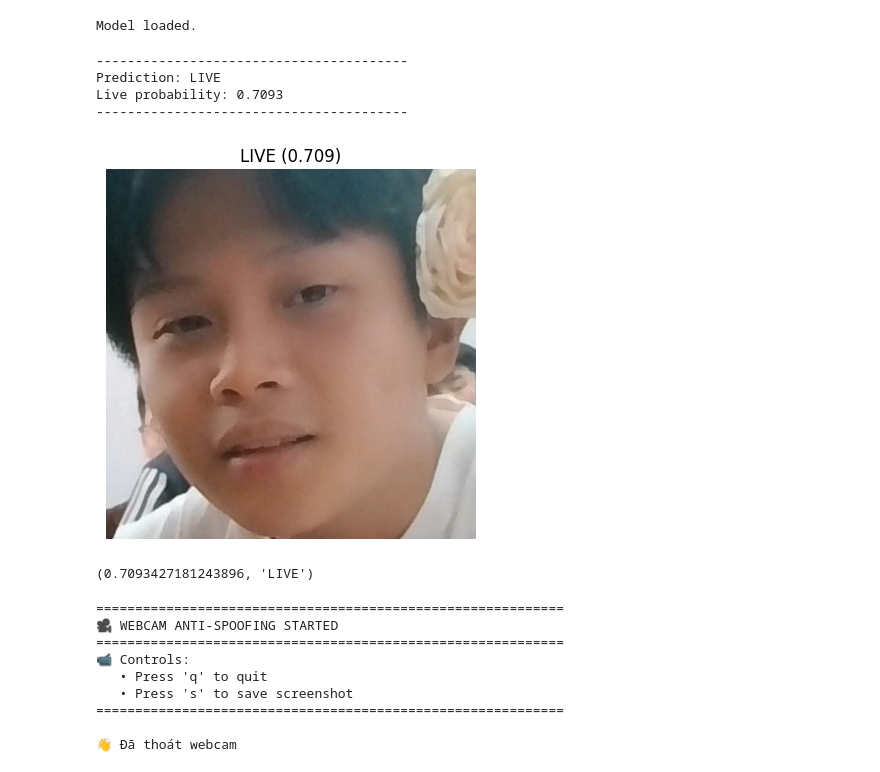
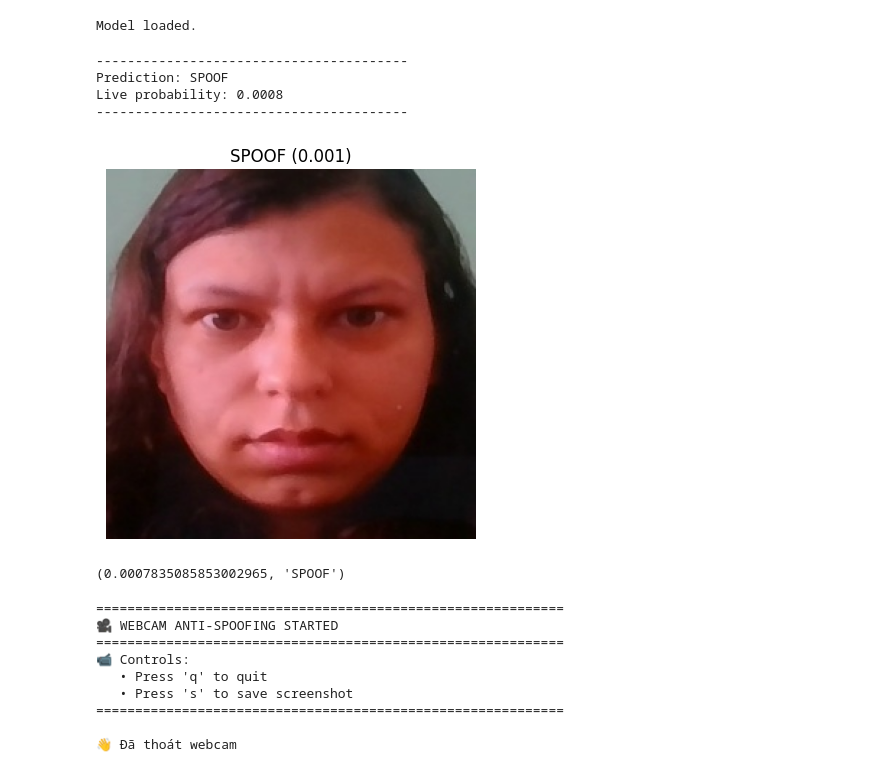
Before and after one commit to b4schh/face-anti-spoofing-2, a Jupyter notebook: inference.ipynb, the cells around one changed output. Cells and saved outputs as stored; diff of their text form; code cells hidden in the pictures.

```diff
--- a/inference.ipynb
+++ b/inference.ipynb
@@ -213,7 +213,7 @@ DOMAIN_NAME_TO_ID = {
     "CUSTOM2": 1,
     "MSU_MFSD": 2,
     "SiW": 3,
-    # "CUSTOM3": 4,
+    "WEBCAM": 4,
 }
 cfg.num_domains = len(DOMAIN_NAME_TO_ID)
 
@@ -411,7 +411,7 @@ def load_ssan_r_model(checkpoint_path, max_iter=10000):
     model.eval()
     return model
 
-checkpoint_path = "backup/ssan_custom/model/best_model.pth"
+checkpoint_path = "backup/results-40k-image/ssan_custom/model/best_model.pth"
 model = load_ssan_r_model(checkpoint_path)
 print("Model loaded.")
 
@@ -443,38 +443,38 @@ def infer_image(model, image_path, img_size=256):
 
     # Convert to batch
     image_tensor = sample["image_x"].unsqueeze(0).to(device)
 
     # Forward qua model (self-assembly)
     with torch.no_grad():
         logits, _, _, _ = model(image_tensor, image_tensor)
         prob = torch.softmax(logits, dim=1)[0, 1].item()  # xác suất live
 
     pred = "LIVE" if prob >= 0.5 else "SPOOF"
 
     print("----------------------------------------")
     print(f"Prediction: {pred}")
     print(f"Live probability: {prob:.4f}")
     print("----------------------------------------")
 
     # Show ảnh (convert sang RGB để hiển thị đúng màu)
     img_rgb = cv2.cvtColor(img, cv2.COLOR_BGR2RGB)
     plt.imshow(img_rgb)
     plt.title(f"{pred} ({prob:.3f})")
     plt.axis("off")
     plt.show()
 
     return prob, pred
 
 # ===== TEST =====
 # Thay bằng ảnh của bạn
-infer_image(model, "test_img/image.png")
+infer_image(model, "dataset_processed/WEBCAM/not_live/spoof_00023.jpg")
 # %% [output]
 ----------------------------------------
-Prediction: LIVE
-Live probability: 0.7093
+Prediction: SPOOF
+Live probability: 0.0008
 ----------------------------------------
-[figure, old version]
+[figure, new version]
-(0.7093427181243896, 'LIVE')
+(0.0007835085853002965, 'SPOOF')
 # %%
 import cv2
 import mediapipe as mp
```
Also changed, not shown: parts of 1 cell of this notebook, 19 other files.
